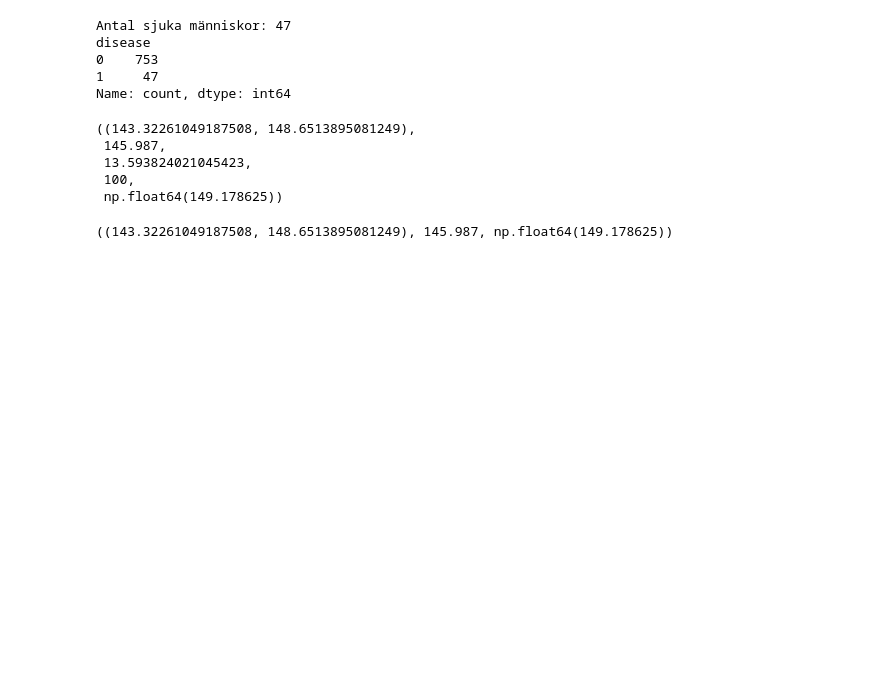
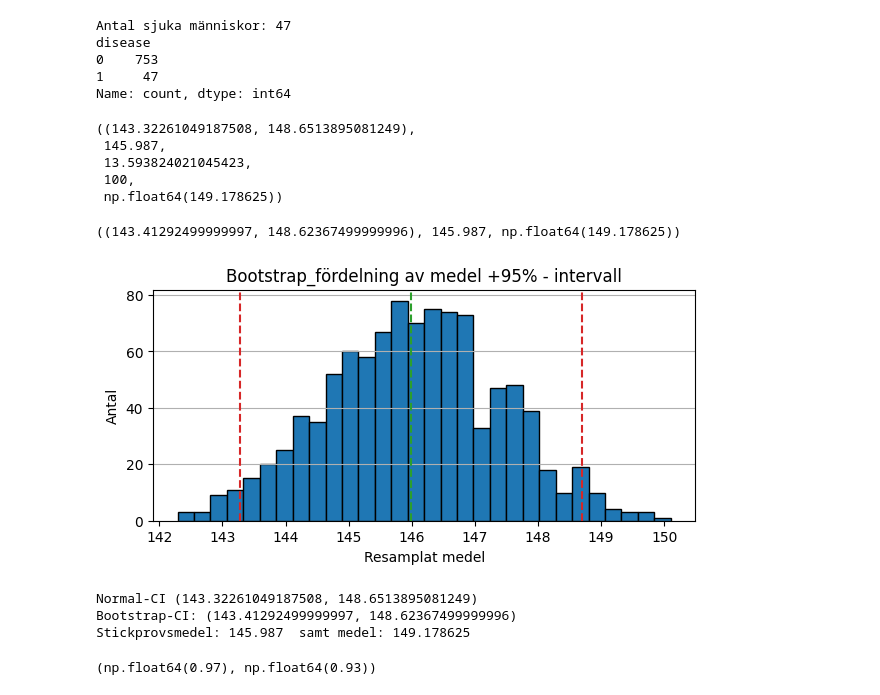
Before and after one commit to emanuelssonlinnea-rgb/Health-study-project, a Jupyter notebook: report.ipynb, the cells around one changed output. Drawn from its saved outputs; the diff is of its cells as text; code cells hidden in the pictures; blank space fills up the shorter version.

Commit message:
Added comparison between bootstrap and normal CI methods

```diff
--- a/report.ipynb
+++ b/report.ipynb
@@ -234,13 +234,60 @@ def ci_mean_bootstrap(x, B=5000, confidence=0.95): #B är antalet omdragningar s
         boot_means[b] = np.mean(boot_sample)
 
     alpha = (1 - confidence) / 2 # Beräknar hur mycket som ska ligga utanför konfidensintervallet
-    lo, hi, np.percentile(boot_means, [100*alpha, 100*(1-alpha)])
+    lo, hi = np.percentile(boot_means, [100*alpha, 100*(1-alpha)])
     return float(lo), float(hi), float(np.mean(x))
 
 blo, bhi, bmean = ci_mean_bootstrap(x, B=3000)
 (blo, bhi), bmean, bp_medelvärdet
 # %% [output]
-((143.32261049187508, 148.6513895081249), 145.987, np.float64(149.178625))
+((143.41292499999997, 148.62367499999996), 145.987, np.float64(149.178625))
+# %%
+fig, ax = plt.subplots(figsize=(7,3))
+bm = np.array ([np.mean(np.random.choice(x, size=len(x), replace=True))for _ in range(1000)])
+
+ax.hist(bm,bins=30, edgecolor = "black")
+ax.axvline(np.mean(x), color = "tab:green", linestyle="--", label = "Systolic_bp")
+ax.axvline(np.percentile(bm, 2.5), color="tab:red", linestyle="--", label="2.5%")
+ax.axvline(np.percentile(bm, 97.5), color="tab:red", linestyle="--", label="97.5%")
+ax.set_title("Bootstrap_fördelning av medel +95% - intervall")
+ax.set_xlabel("Resamplat medel")
+ax.set_ylabel("Antal")
+ax.grid(True, axis = "y")
+# %% [output]
+[figure, added]
+# %%
+print("Normal-CI", (lo, hi))
+print("Bootstrap-CI:",(blo, bhi))
+print("Stickprovsmedel:", mean_x, " samt medel:", bp_medelvärdet)
+
+#När vi jämför Normal och Bootstrapsmetodens konfidensintervall för stickprovets
+# medelvärde är svaren exakt likadana. Även om populationen ligger på 800 så är datan
+# inte skev nog att skapa någon diskrepans mellan dem olika metoderna.
+# %% [output]
+Normal-CI (143.32261049187508, 148.6513895081249)
+Bootstrap-CI: (143.41292499999997, 148.62367499999996)
+Stickprovsmedel: 145.987  samt medel: 149.178625
+# %%
+def covers_true_mean(method = "normal", n=40, trials=200):
+    hits = 0
+    for _ in range(trials):
+        sample = np.random.choice(df["systolic_bp"], size=n, replace=True)
+        if method == "normal":
+            lo,hi, *_ = ci_mean_normal(sample)
+        else:
+            lo, hi, *_ = ci_mean_bootstrap(sample, B=1500)
+        hits += (lo <= bp_medelvärdet <= hi)
+    return hits/trials
+
+cov_normal = covers_true_mean("normal", n=40, trials=200)
+cov_boot = covers_true_mean("bootstrap", n=40, trials=200)
+
+cov_normal, cov_boot
+#Både normal-och-bootstrap metoden funkar bra då båda svaren (97%, 93%)
+# är nära den 95% CI intervallen som dem borde vara så båda metoderna är
+# statistiskt tillförlitliga.
+# %% [output]
+(np.float64(0.97), np.float64(0.93))
 # %%
 #Hypotesprövning
 
```
